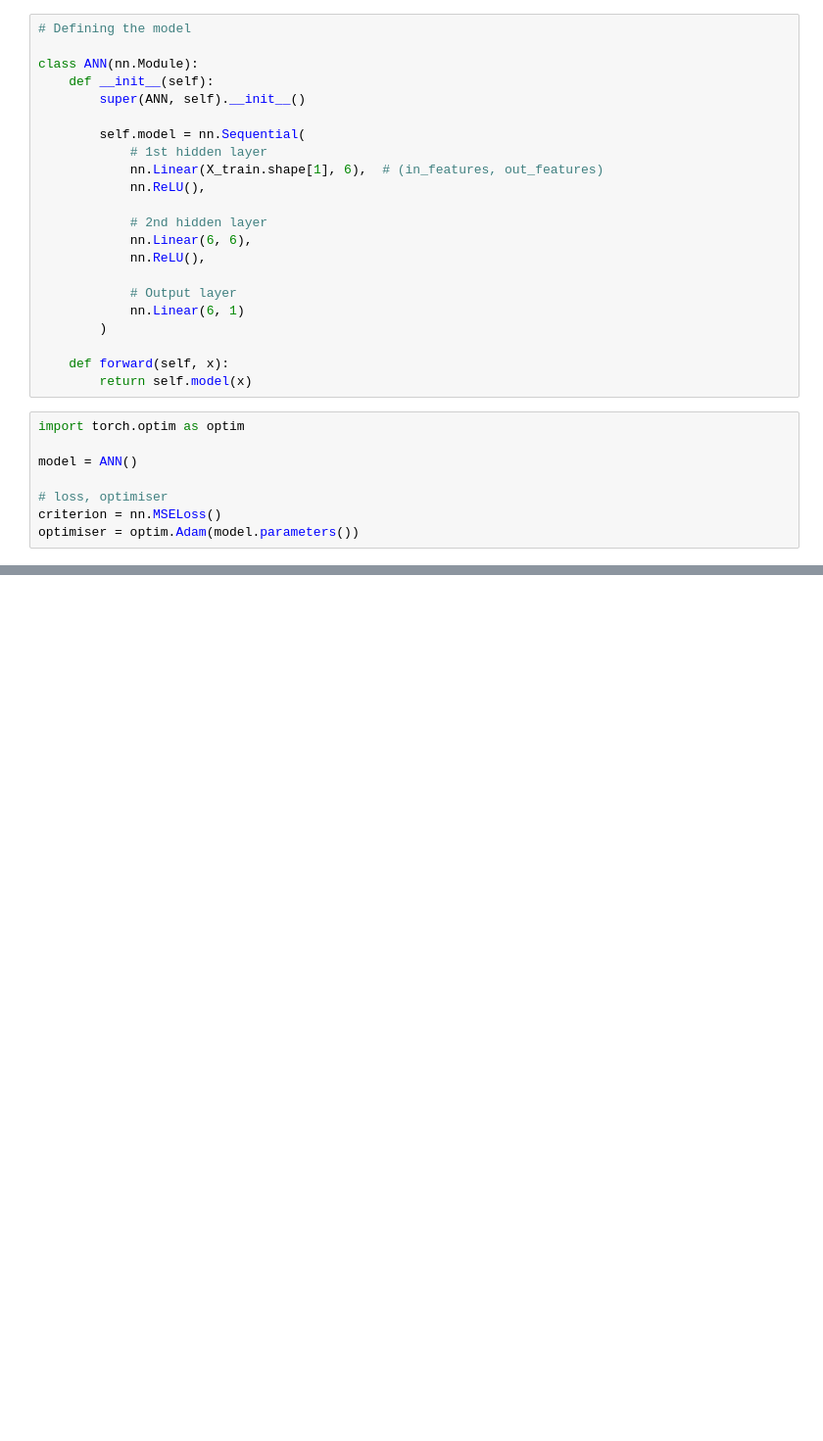
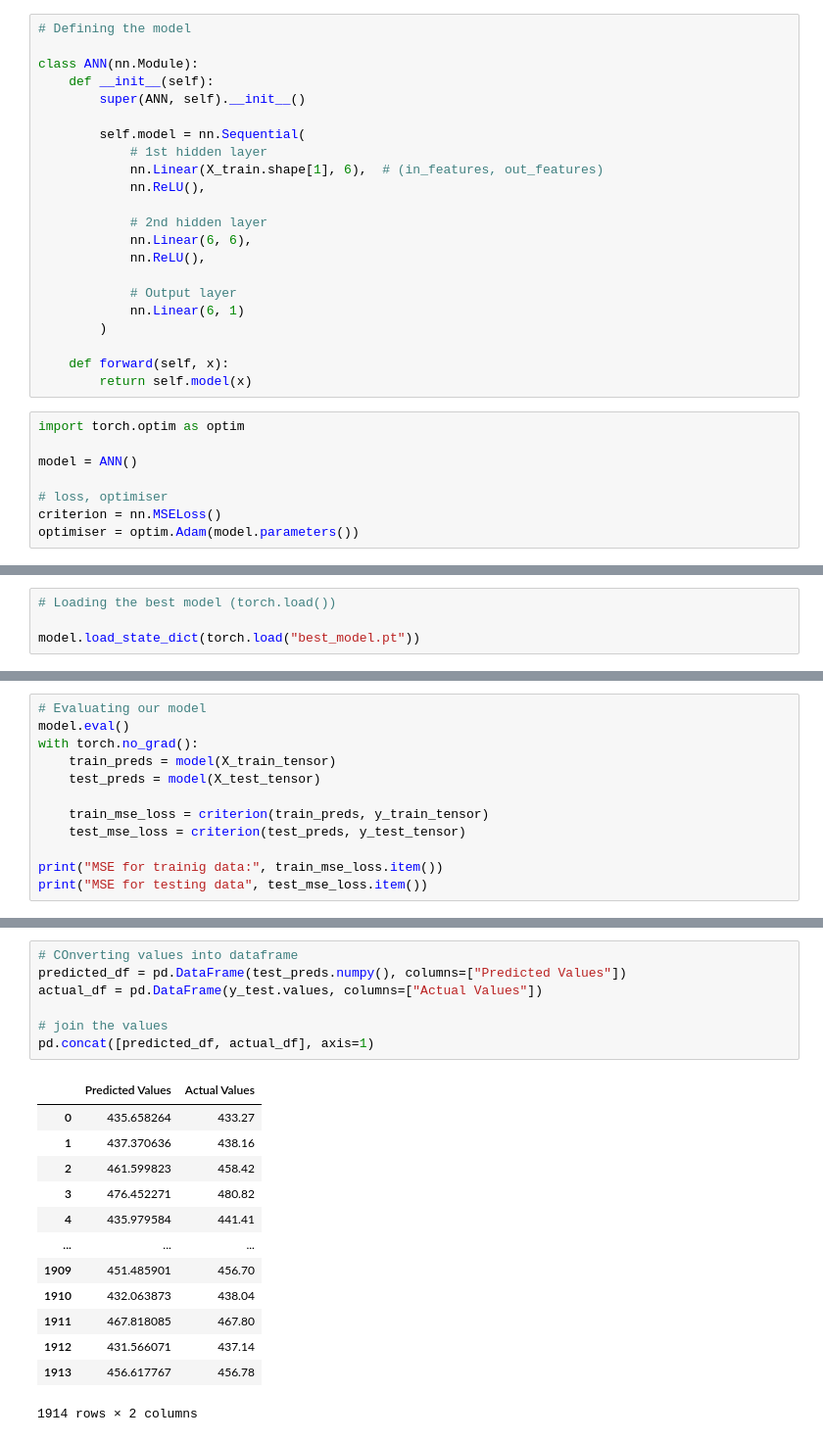
Before and after one commit to Ghthp/Learning-AI, a Jupyter notebook: Deep Learning/ANN_Regression.ipynb, the cells around one changed output, grey strips where cells are left out. Shown at 98% size. Saved outputs shown, nothing was run; the diff lists cells and outputs as text; blank space fills up the shorter version.

Commit message:
Add initial implementation of ANN classifier with data preprocessing and model training

```diff
--- a/Deep Learning/ANN_Regression.ipynb
+++ b/Deep Learning/ANN_Regression.ipynb
@@ -188,0 +189,4 @@ plt.show()
+# %%
+# Loading the best model (torch.load())
+
+model.load_state_dict(torch.load("best_model.pt"))
@@ -188,0 +195,12 @@ plt.show()
+# %%
+# Evaluating our model
+model.eval()
+with torch.no_grad():
+    train_preds = model(X_train_tensor)
+    test_preds = model(X_test_tensor)
+
+    train_mse_loss = criterion(train_preds, y_train_tensor)
+    test_mse_loss = criterion(test_preds, y_test_tensor)
+
+print("MSE for trainig data:", train_mse_loss.item())
+print("MSE for testing data", test_mse_loss.item())
@@ -188,0 +218,21 @@ plt.show()
+# %%
+# COnverting values into dataframe
+predicted_df = pd.DataFrame(test_preds.numpy(), columns=["Predicted Values"])
+actual_df = pd.DataFrame(y_test.values, columns=["Actual Values"])
+
+# join the values
+pd.concat([predicted_df, actual_df], axis=1)
+# %% [output]
+|  | Predicted Values | Actual Values |
+| 0 | 435.658264 | 433.27 |
+| 1 | 437.370636 | 438.16 |
+| 2 | 461.599823 | 458.42 |
+| 3 | 476.452271 | 480.82 |
+| 4 | 435.979584 | 441.41 |
+| ... | ... | ... |
+| 1909 | 451.485901 | 456.70 |
+| 1910 | 432.063873 | 438.04 |
+| 1911 | 467.818085 | 467.80 |
+| 1912 | 431.566071 | 437.14 |
+| 1913 | 456.617767 | 456.78 |
+1914 rows × 2 columns
```
Also changed, not shown: parts of 5 cells of this notebook, 5 other files.
